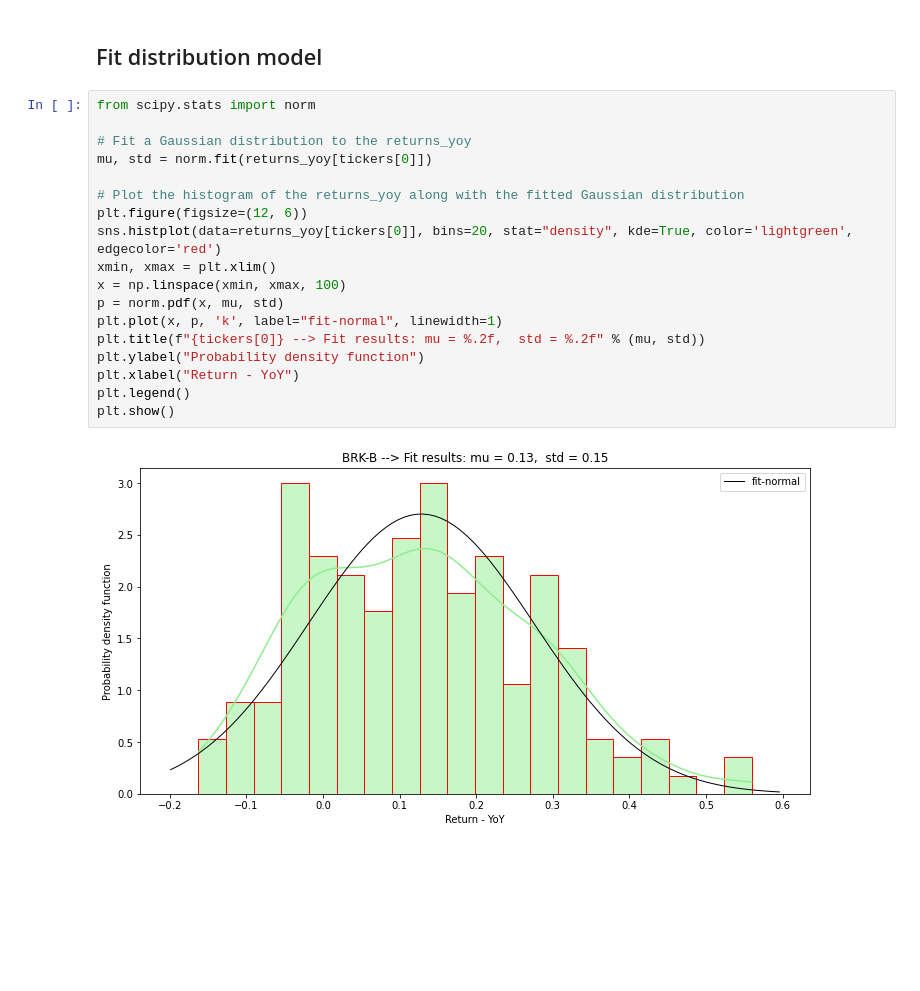
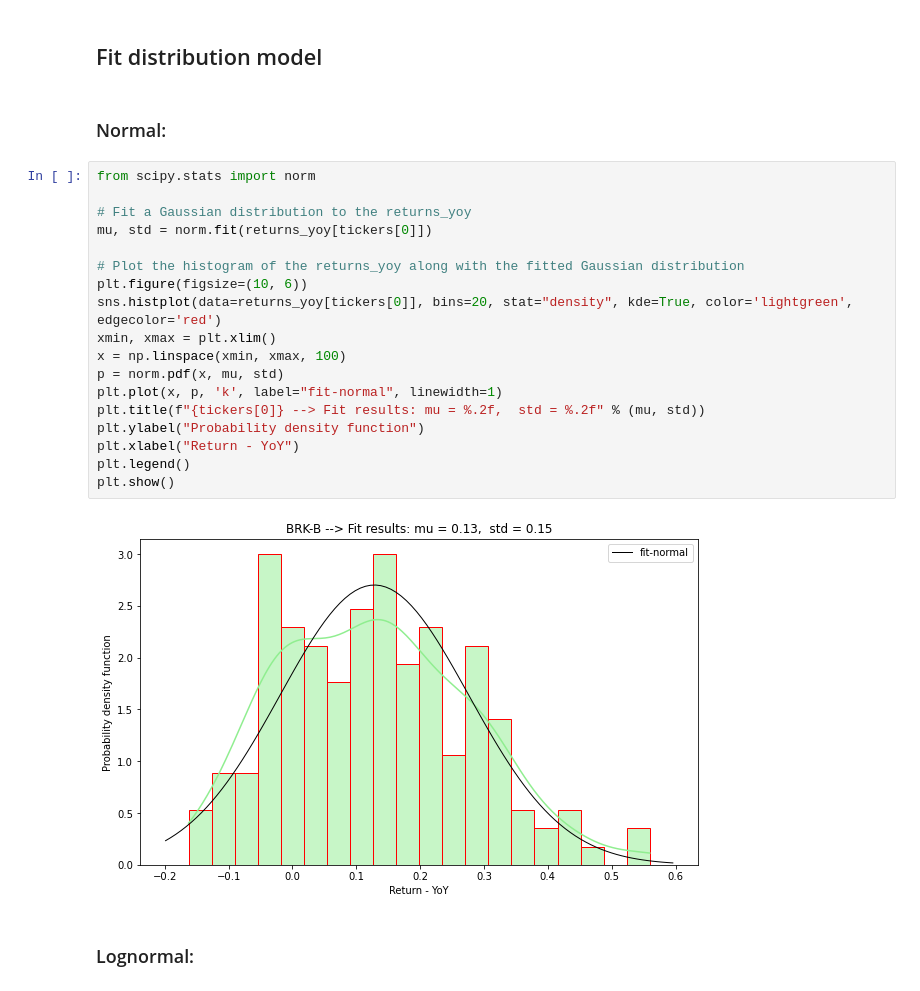
Before and after one commit to UlissesMorais/N-assets-allocation-simulation-model, a Jupyter notebook: historical-returns.ipynb, the cells around one changed output. Drawn from its saved outputs; the diff is of its cells as text; blank space fills up the shorter version.

Commit message:
Implementing lognormal fitting

```diff
--- a/historical-returns.ipynb
+++ b/historical-returns.ipynb
@@ -134,23 +134,27 @@ plt.show()
 [figure]
 # %% [markdown]
 ## Fit distribution model
+# %% [markdown]
+### Normal:
 # %%
 from scipy.stats import norm
 
 # Fit a Gaussian distribution to the returns_yoy
 mu, std = norm.fit(returns_yoy[tickers[0]])
 
 # Plot the histogram of the returns_yoy along with the fitted Gaussian distribution
-plt.figure(figsize=(12, 6))
+plt.figure(figsize=(10, 6))
 sns.histplot(data=returns_yoy[tickers[0]], bins=20, stat="density", kde=True, color='lightgreen', edgecolor='red')
 xmin, xmax = plt.xlim()
 x = np.linspace(xmin, xmax, 100)
 p = norm.pdf(x, mu, std)
 plt.plot(x, p, 'k', label="fit-normal", linewidth=1)
 plt.title(f"{tickers[0]} --> Fit results: mu = %.2f,  std = %.2f" % (mu, std))
 plt.ylabel("Probability density function")
 plt.xlabel("Return - YoY")
 plt.legend()
 plt.show()
 # %% [output]
-[figure, old version]
+[figure, new version]
+# %% [markdown]
+### Lognormal:
```
Also changed, not shown: parts of 3 cells of this notebook.
